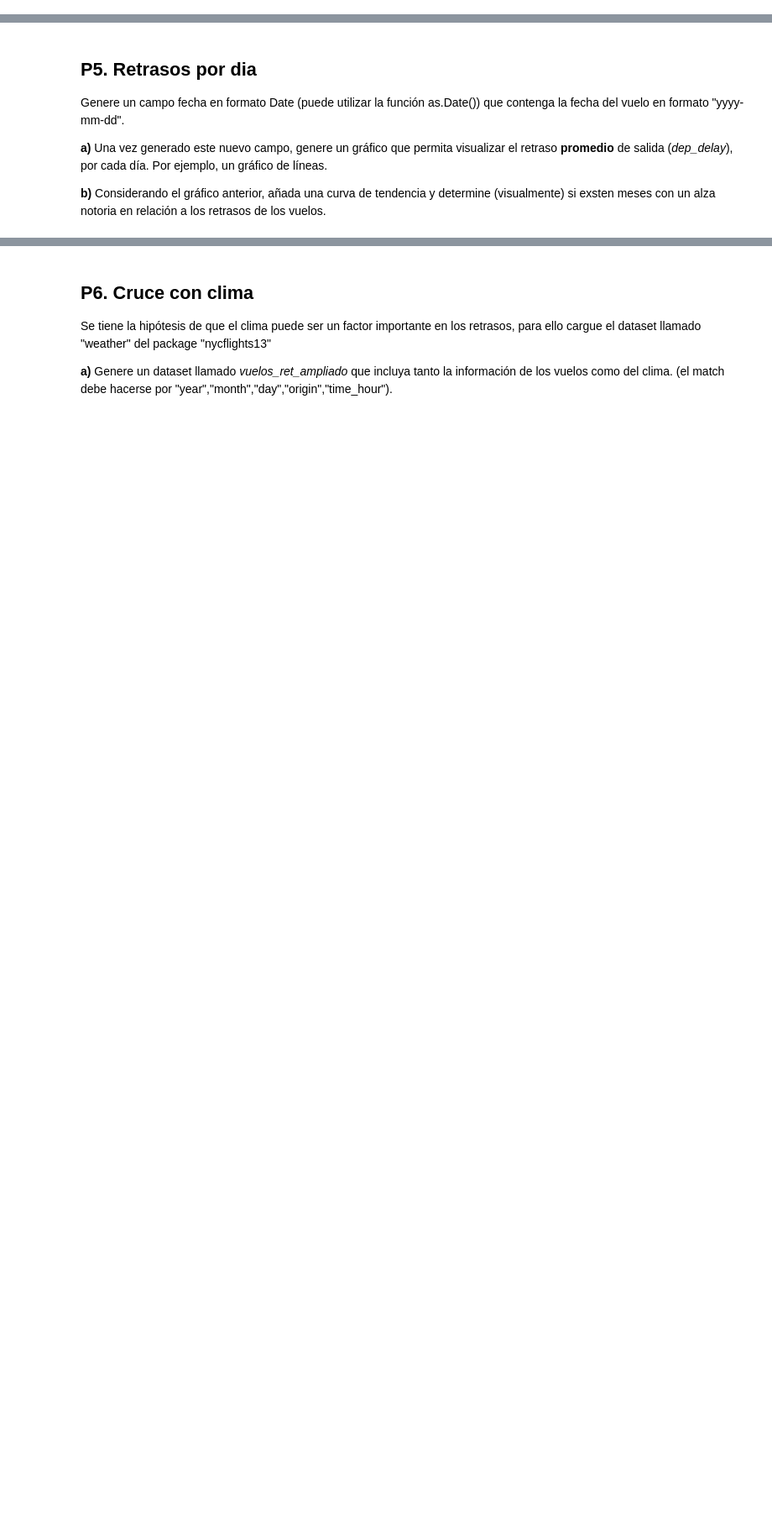
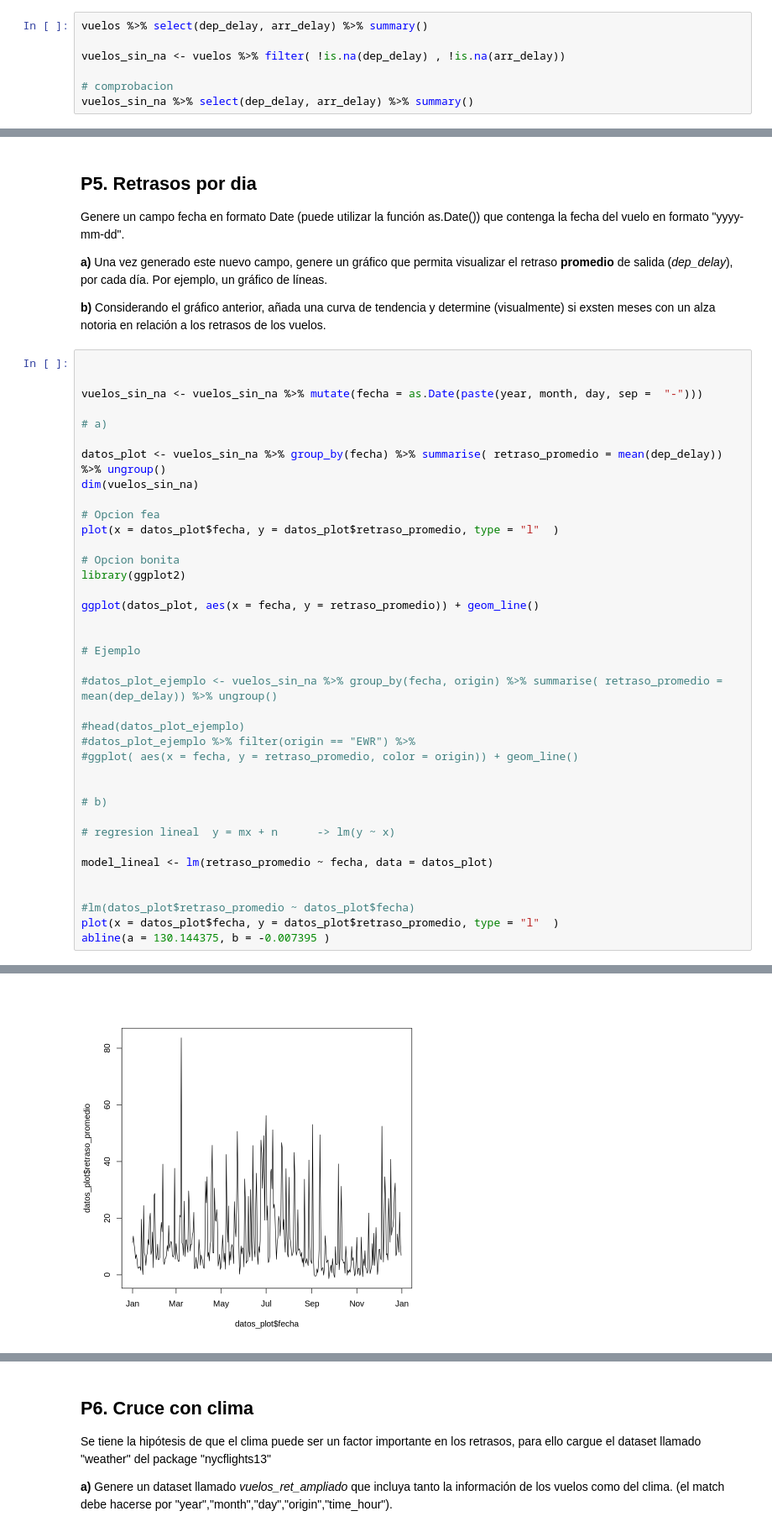
Before and after one commit to rodrigo-coco-espinoza/Introduccion_a_ciencia_de_datos_R_v2, a Jupyter notebook: Ayudantías/A2/Desarrollo/A2_02_Taller.ipynb, the cells around one changed output, grey strips where cells are left out. Shown: that part at 84% size. Drawn from its saved outputs; the diff is of its cells as text; blank space fills up the shorter version.

```diff
--- a/Ayudantías/A2/Desarrollo/A2_02_Taller.ipynb
+++ b/Ayudantías/A2/Desarrollo/A2_02_Taller.ipynb
@@ -34,3 +100,10 @@ Genere un resumen de la variable dep_delay del dataset _flights_.
 ## P3. Ubicación de  NA's
 
 Elimine los registros donde *dep_delay* es NA  y también elimine los registros donde *arr_delay* es NA.
+# %%
+vuelos %>% select(dep_delay, arr_delay) %>% summary()
+
+vuelos_sin_na <- vuelos %>% filter( !is.na(dep_delay) , !is.na(arr_delay))
+
+# comprobacion
+vuelos_sin_na %>% select(dep_delay, arr_delay) %>% summary()
@@ -46,3 +156,42 @@ Genere un campo fecha en formato Date (puede utilizar la función as.Date()) que
 **a)** Una vez generado este nuevo campo, genere un gráfico que permita visualizar el retraso **promedio** de salida (*dep_delay*), por cada día. Por ejemplo, un gráfico de líneas.
 
 **b)** Considerando el gráfico anterior, añada una curva de tendencia y determine (visualmente) si exsten meses con un alza notoria en relación a los retrasos de los vuelos.
+# %%
+
+
+vuelos_sin_na <- vuelos_sin_na %>% mutate(fecha = as.Date(paste(year, month, day, sep =  "-")))
+
+# a)
+
+datos_plot <- vuelos_sin_na %>% group_by(fecha) %>% summarise( retraso_promedio = mean(dep_delay)) %>% ungroup()
+dim(vuelos_sin_na)
+
+# Opcion fea
+plot(x = datos_plot$fecha, y = datos_plot$retraso_promedio, type = "l"  )
+
+# Opcion bonita
+library(ggplot2)
+
+ggplot(datos_plot, aes(x = fecha, y = retraso_promedio)) + geom_line()
+
+
+# Ejemplo
+
+#datos_plot_ejemplo <- vuelos_sin_na %>% group_by(fecha, origin) %>% summarise( retraso_promedio = mean(dep_delay)) %>% ungroup()
+
+#head(datos_plot_ejemplo)
+#datos_plot_ejemplo %>% filter(origin == "EWR") %>%
+#ggplot( aes(x = fecha, y = retraso_promedio, color = origin)) + geom_line()
+
+
+# b)
+
+# regresion lineal  y = mx + n      -> lm(y ~ x)
+
+model_lineal <- lm(retraso_promedio ~ fecha, data = datos_plot)
+
+
+#lm(datos_plot$retraso_promedio ~ datos_plot$fecha)
+plot(x = datos_plot$fecha, y = datos_plot$retraso_promedio, type = "l"  )
+abline(a = 130.144375, b = -0.007395 )
+# %% [output]
@@ -48,0 +199 @@ Genere un campo fecha en formato Date (puede utilizar la función as.Date()) que
+[figure, added]
```
Also changed, not shown: parts of 11 cells of this notebook.
